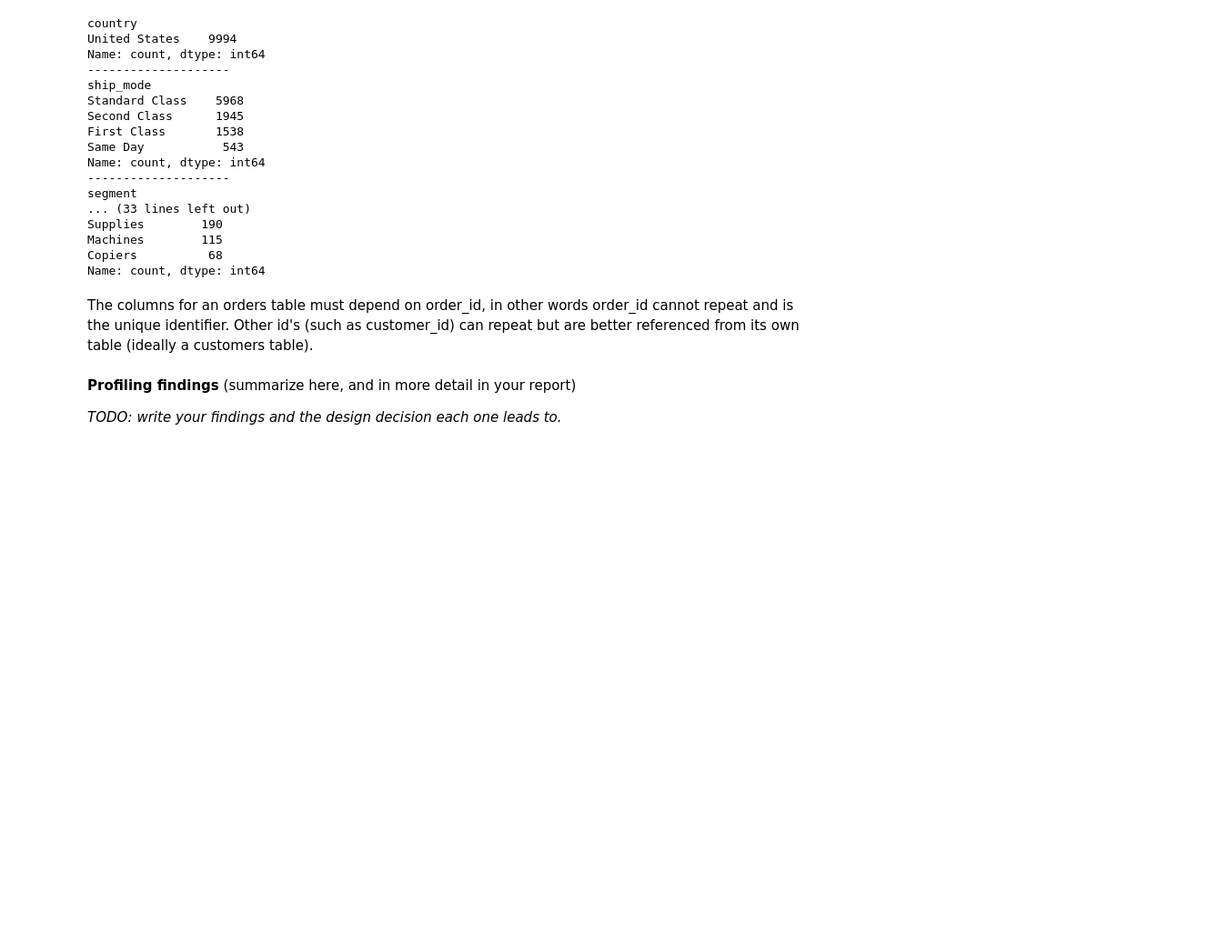
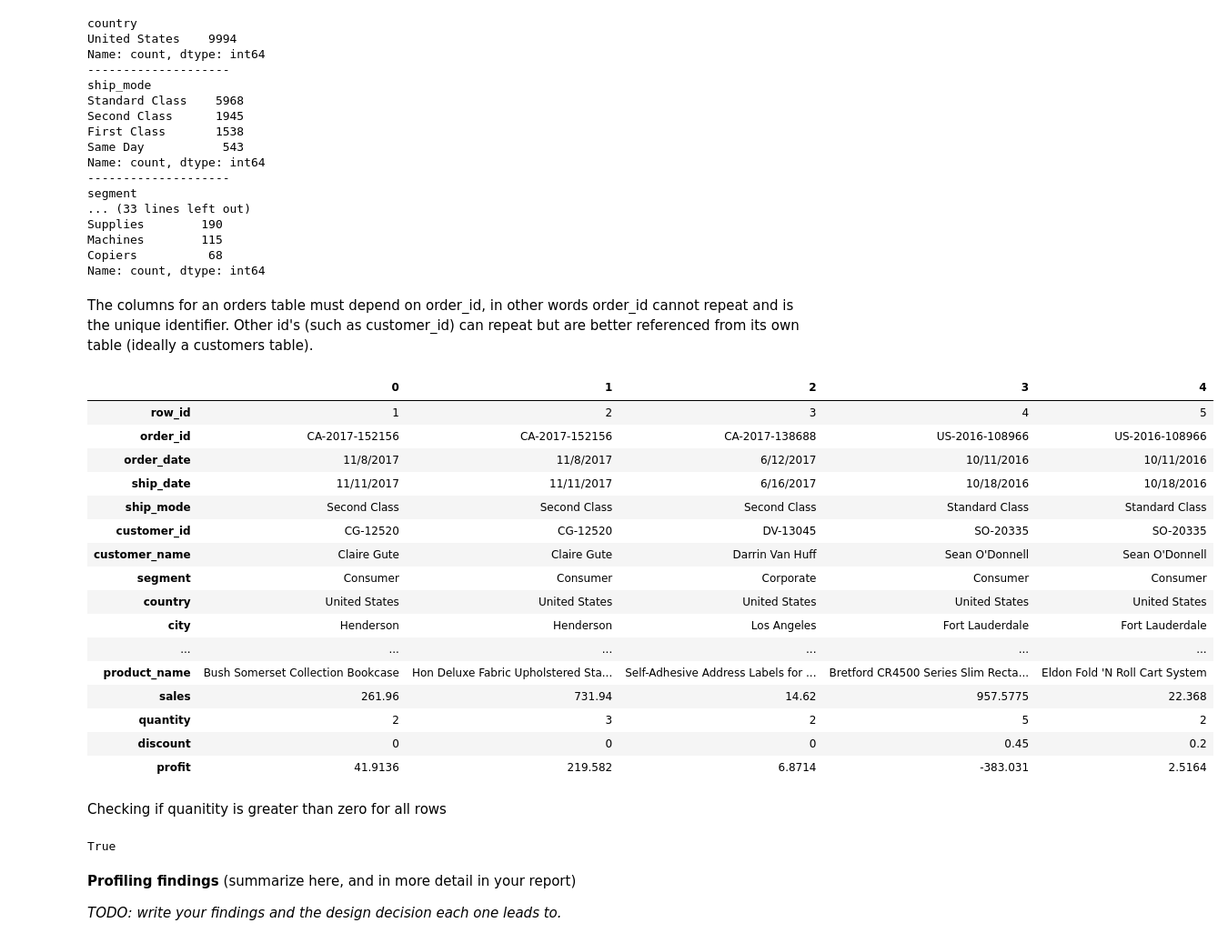
Before and after one commit to bienn2147/lab_act2_main, a Jupyter notebook: notebooks/DSA4156_Lab2_Template.ipynb, the cells around one changed output. Shown at 91% size. Saved outputs shown, nothing was run; the diff lists cells and outputs as text; code cells hidden in the pictures; blank space fills up the shorter version.

```diff
--- a/notebooks/DSA4156_Lab2_Template.ipynb
+++ b/notebooks/DSA4156_Lab2_Template.ipynb
@@ -220,11 +220,3 @@ profit           0
 dtype: int64
 # %%
 orders.dropna(subset=['postal_code'], inplace=True)
-int_cols = ['row_id', 'postal_code', 'quantity']
-#convert to integer
-orders[int_cols] = orders[int_cols].astype(int)
-
-float_cols = ['sales', 'discount', 'profit']
-#convert to float
-orders[float_cols] = orders[float_cols].astype(float)
-orders.info()
@@ -608,6 +588,32 @@ Copiers          68
 Name: count, dtype: int64
 # %% [markdown]
 The columns for an orders table must depend on order_id, in other words order_id cannot repeat and is the unique identifier. Other id's (such as customer_id) can repeat but are better referenced from its own table (ideally a customers table).
+# %%
+orders.head().T
+# %% [output]
+|  | 0 | 1 | 2 | 3 | 4 |
+| row_id | 1 | 2 | 3 | 4 | 5 |
+| order_id | CA-2017-152156 | CA-2017-152156 | CA-2017-138688 | US-2016-108966 | US-2016-108966 |
+| order_date | 11/8/2017 | 11/8/2017 | 6/12/2017 | 10/11/2016 | 10/11/2016 |
+| ship_date | 11/11/2017 | 11/11/2017 | 6/16/2017 | 10/18/2016 | 10/18/2016 |
+| ship_mode | Second Class | Second Class | Second Class | Standard Class | Standard Class |
+| customer_id | CG-12520 | CG-12520 | DV-13045 | SO-20335 | SO-20335 |
+| customer_name | Claire Gute | Claire Gute | Darrin Van Huff | Sean O'Donnell | Sean O'Donnell |
+| segment | Consumer | Consumer | Corporate | Consumer | Consumer |
+| country | United States | United States | United States | United States | United States |
+| city | Henderson | Henderson | Los Angeles | Fort Lauderdale | Fort Lauderdale |
+| ... | ... | ... | ... | ... | ... |
+| product_name | Bush Somerset Collection Bookcase | Hon Deluxe Fabric Upholstered Sta... | Self-Adhesive Address Labels for ... | Bretford CR4500 Series Slim Recta... | Eldon Fold 'N Roll Cart System |
+| sales | 261.96 | 731.94 | 14.62 | 957.5775 | 22.368 |
+| quantity | 2 | 3 | 2 | 5 | 2 |
+| discount | 0 | 0 | 0 | 0.45 | 0.2 |
+| profit | 41.9136 | 219.582 | 6.8714 | -383.031 | 2.5164 |
+# %% [markdown]
+Checking if quanitity is greater than zero for all rows
+# %%
+len(orders[orders['quantity'].astype(int) > 0]) == len(orders)
+# %% [output]
+True
 # %% [markdown]
 **Profiling findings** (summarize here, and in more detail in your report)
 
```
Also changed, not shown: parts of 14 cells of this notebook, 1 other file.
